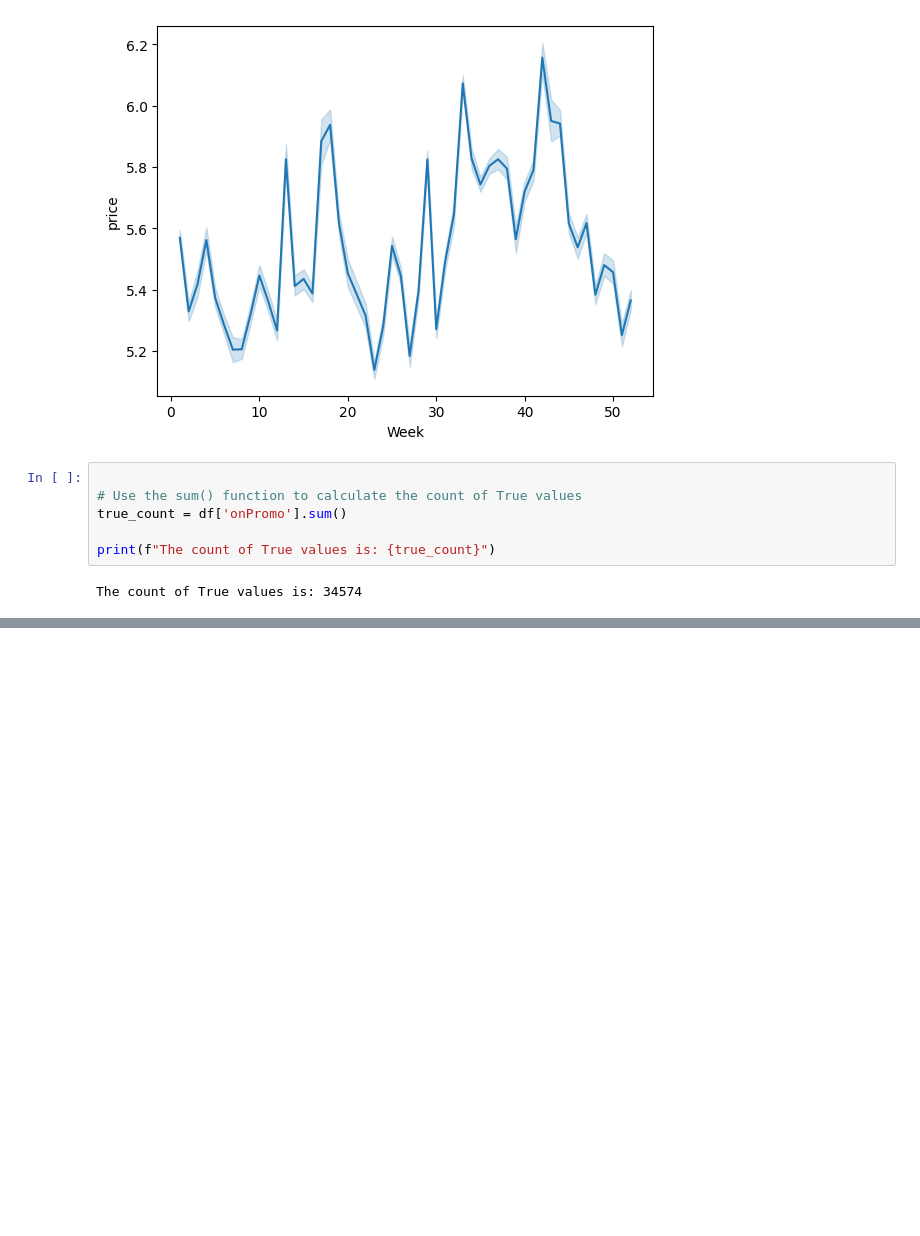
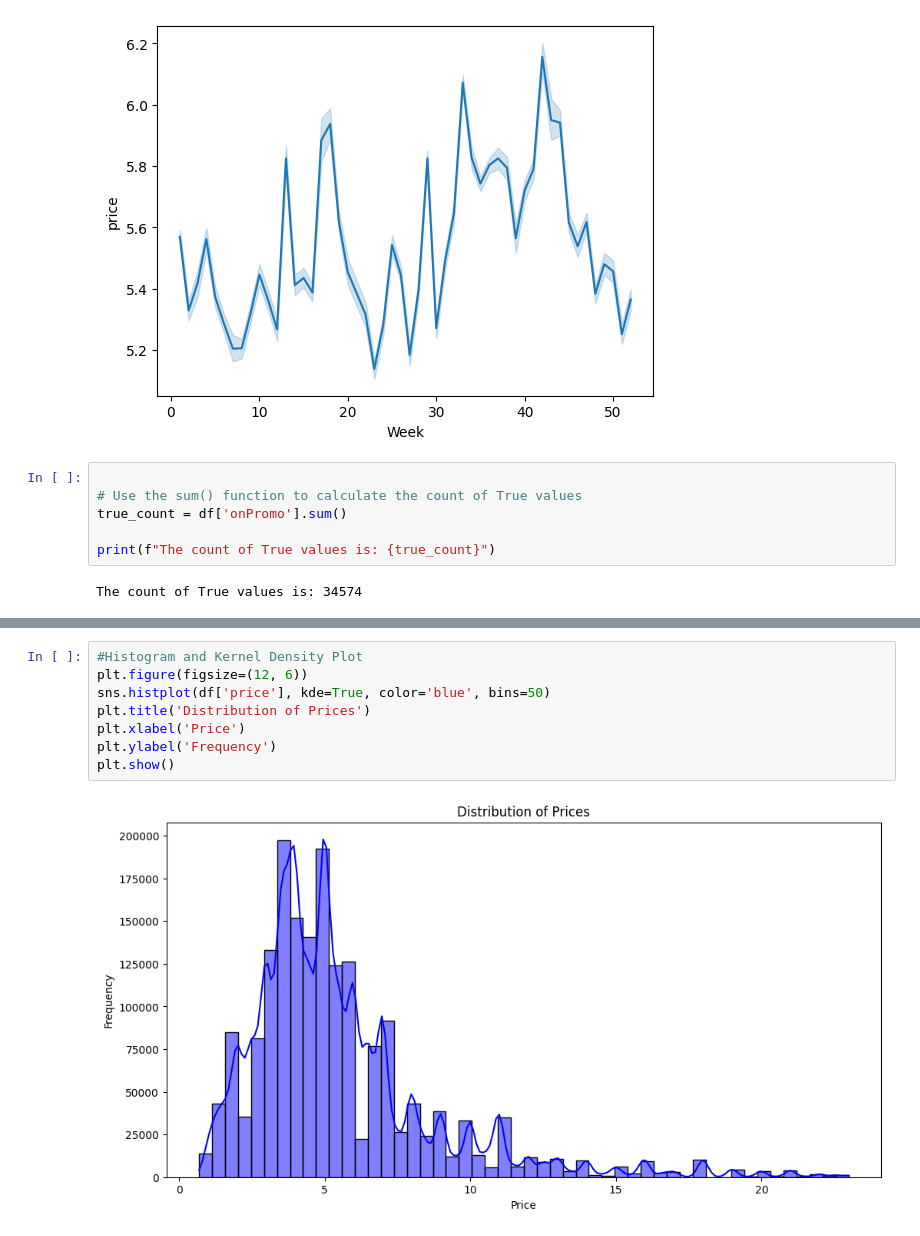
Before and after one commit to leningschulich/schulich_data_science, a Jupyter notebook: dynamic_pricing.ipynb, the cells around one changed output, grey strips where cells are left out. Saved outputs shown, nothing was run; the diff lists cells and outputs as text; blank space fills up the shorter version.

```diff
--- a/dynamic_pricing.ipynb
+++ b/dynamic_pricing.ipynb
@@ -269,0 +265,10 @@ NameError: name 'df' is not defined
+# %%
+#Histogram and Kernel Density Plot
+plt.figure(figsize=(12, 6))
+sns.histplot(df['price'], kde=True, color='blue', bins=50)
+plt.title('Distribution of Prices')
+plt.xlabel('Price')
+plt.ylabel('Frequency')
+plt.show()
+# %% [output]
+[figure, added]
```
Also changed, not shown: parts of 7 cells of this notebook.
